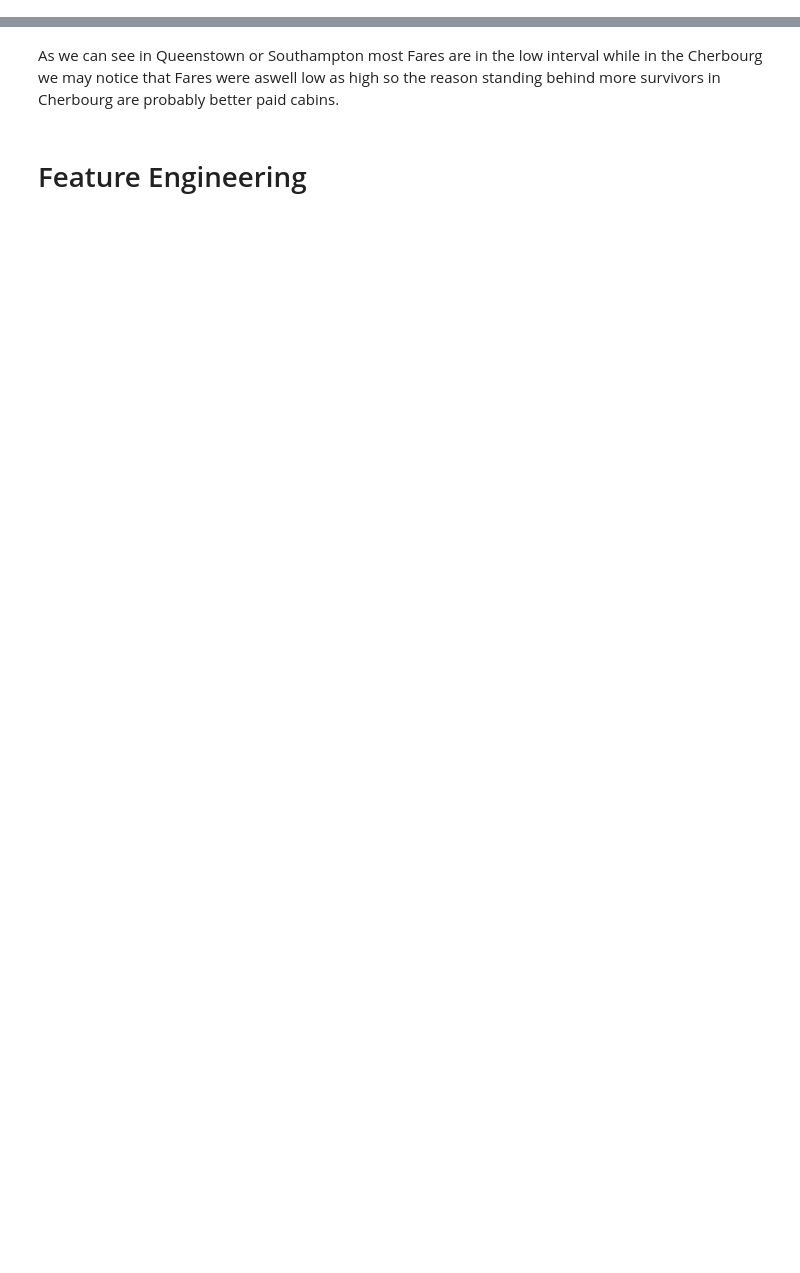
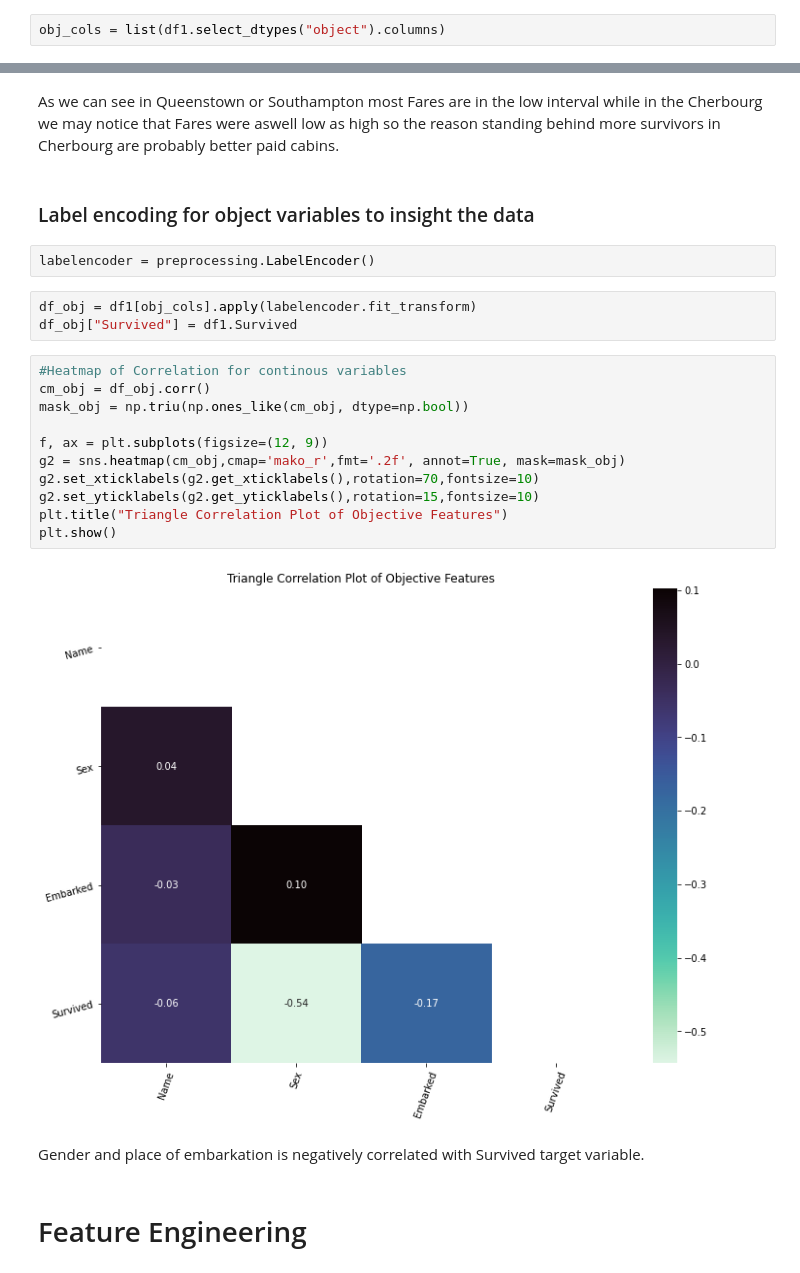
Before and after one commit to szpwski/titanic_kaggle_competition, a Jupyter notebook: Python/svm_titanic.ipynb, the cells around one changed output, grey strips where cells are left out. Cells and saved outputs as stored; diff of their text form; blank space fills up the shorter version.

```diff
--- a/Python/svm_titanic.ipynb
+++ b/Python/svm_titanic.ipynb
@@ -95,3 +101,5 @@ memory usage: 132.9+ KB
 We can see that Cabin has only 295 non-null observations from 1309. It is too hard to handle those NA's so we will have remove this predictor (either way it was also hard to get information from it). What is more, we need to change object types into binary classification. From Name we can extract special titles which can improve our model. What is more, from SibSp and Parch we can get information about family size and categorize it. Let's see what our data say to us. For that we will exclude PassengerId and Cabin
 # %%
 df1 = df.drop(["PassengerId","Cabin","Ticket"],axis=1)
+# %%
+obj_cols = list(df1.select_dtypes("object").columns)
@@ -148,4 +179,26 @@ sns.displot(df1, x="Embarked", hue="Survived", palette="bright")
 # %% [markdown]
 As we can see in Queenstown or Southampton most Fares are in the low interval while in the Cherbourg we may notice that Fares were aswell low as high so the reason standing behind more survivors in Cherbourg are probably better paid cabins.
+# %% [markdown]
+### Label encoding for object variables to insight the data
+# %%
+labelencoder = preprocessing.LabelEncoder()
+# %%
+df_obj = df1[obj_cols].apply(labelencoder.fit_transform)
+df_obj["Survived"] = df1.Survived
+# %%
+#Heatmap of Correlation for continous variables
+cm_obj = df_obj.corr()
+mask_obj = np.triu(np.ones_like(cm_obj, dtype=np.bool))
+
+f, ax = plt.subplots(figsize=(12, 9))
+g2 = sns.heatmap(cm_obj,cmap='mako_r',fmt='.2f', annot=True, mask=mask_obj)
+g2.set_xticklabels(g2.get_xticklabels(),rotation=70,fontsize=10)
+g2.set_yticklabels(g2.get_yticklabels(),rotation=15,fontsize=10)
+plt.title("Triangle Correlation Plot of Objective Features")
+plt.show()
+# %% [output]
+[figure, added]
+# %% [markdown]
+Gender and place of embarkation is negatively correlated with Survived target variable.
 # %% [markdown]
 # Feature Engineering
```
Also changed, not shown: parts of 66 cells of this notebook.
